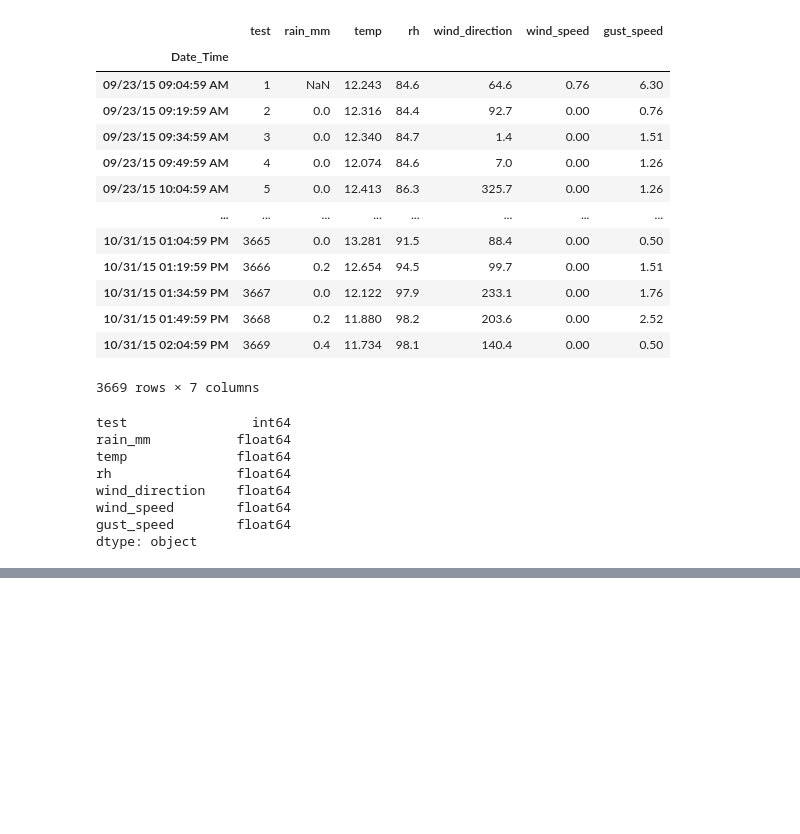
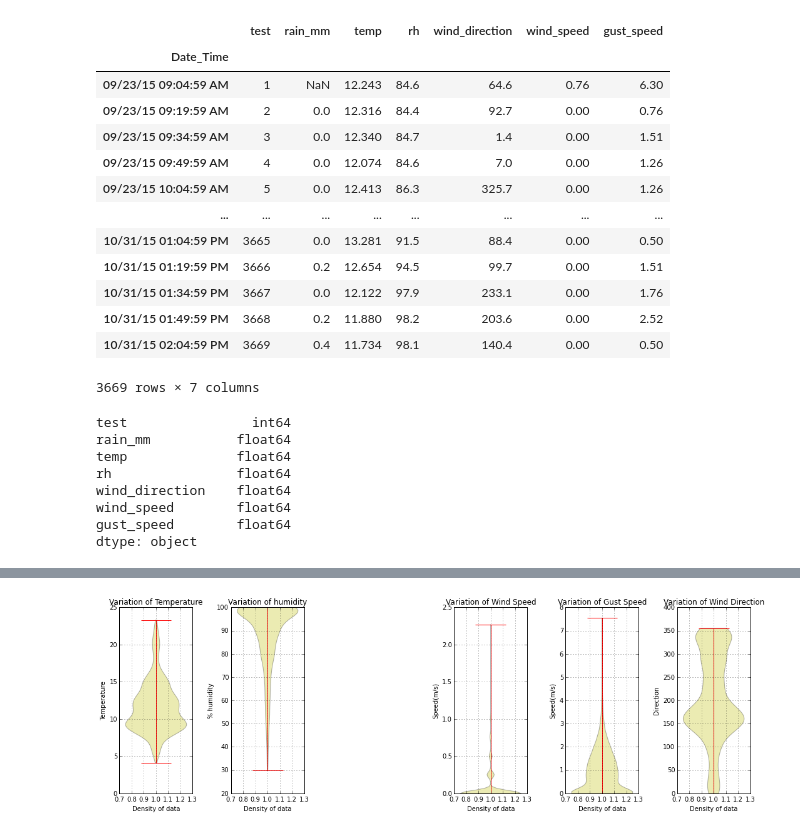
Before and after one commit to PHY3009/assignment_6, a Jupyter notebook: Visualizing_data.ipynb, the cells around one changed output, grey strips where cells are left out. Drawn from its saved outputs; the diff is of its cells as text; code cells hidden in the pictures; blank space fills up the shorter version.

```diff
--- a/Visualizing_data.ipynb
+++ b/Visualizing_data.ipynb
@@ -97,0 +98,90 @@ plt.show()
+# %%
+#here i look to see where most of my data is more prevolent by using violin graphs.
+
+#,'rain_mm','temp','rh','wind_direction','wind_speed','gust_speed'
+
+#fig size
+plt.figure(figsize=(15,5))
+
+
+# define subplot 1
+plt.subplot(1,6,1)
+plt.violinplot(weather_data_quest['temp'])
+
+#add title
+plt.title('Variation of Temperature')
+
+#add gridlines
+plt.grid(True)
+
+#add axis lables
+plt.ylabel ('Temperature')
+plt.xlabel ('Density of data')
+
+
+# define subplot 2
+plt.subplot(1,6,2)
+plt.violinplot(weather_data_quest['rh'])
+
+#add title
+plt.title('Variation of humidity')
+
+#add gridlines
+plt.grid(True)
+
+#add axis lables
+plt.ylabel ('% humidity')
+plt.xlabel ('Density of data')
+
+
+# define subplot 3
+plt.subplot(1,6,4)
+plt.violinplot(weather_data_quest['wind_speed'])
+
+#add title
+plt.title('Variation of Wind Speed')
+
+#add gridlines
+plt.grid(True)
+
+#add axis lables
+plt.ylabel ('Speed(m/s)')
+plt.xlabel ('Density of data')
+
+# define subplot 4
+plt.subplot(1,6,5)
+plt.violinplot(weather_data_quest['gust_speed'])
+
+#add title
+plt.title('Variation of Gust Speed')
+
+#add gridlines
+plt.grid(True)
+
+#add axis lables
+plt.ylabel ('Speed(m/s)')
+plt.xlabel ('Density of data')
+
+
+# define subplot 5
+plt.subplot(1,6,6)
+plt.violinplot(weather_data_quest['wind_direction'])
+
+#add title
+plt.title('Variation of Wind Direction')
+
+#add gridlines
+plt.grid(True)
+
+#add axis lables
+plt.ylabel ('Direction')
+plt.xlabel ('Density of data')
+
+
+#gice plots some breathing room
+plt.tight_layout()
+
+#show plot
+plt.show()
+# %% [output]
+[figure, added]
```
Also changed, not shown: parts of 2 cells of this notebook.
